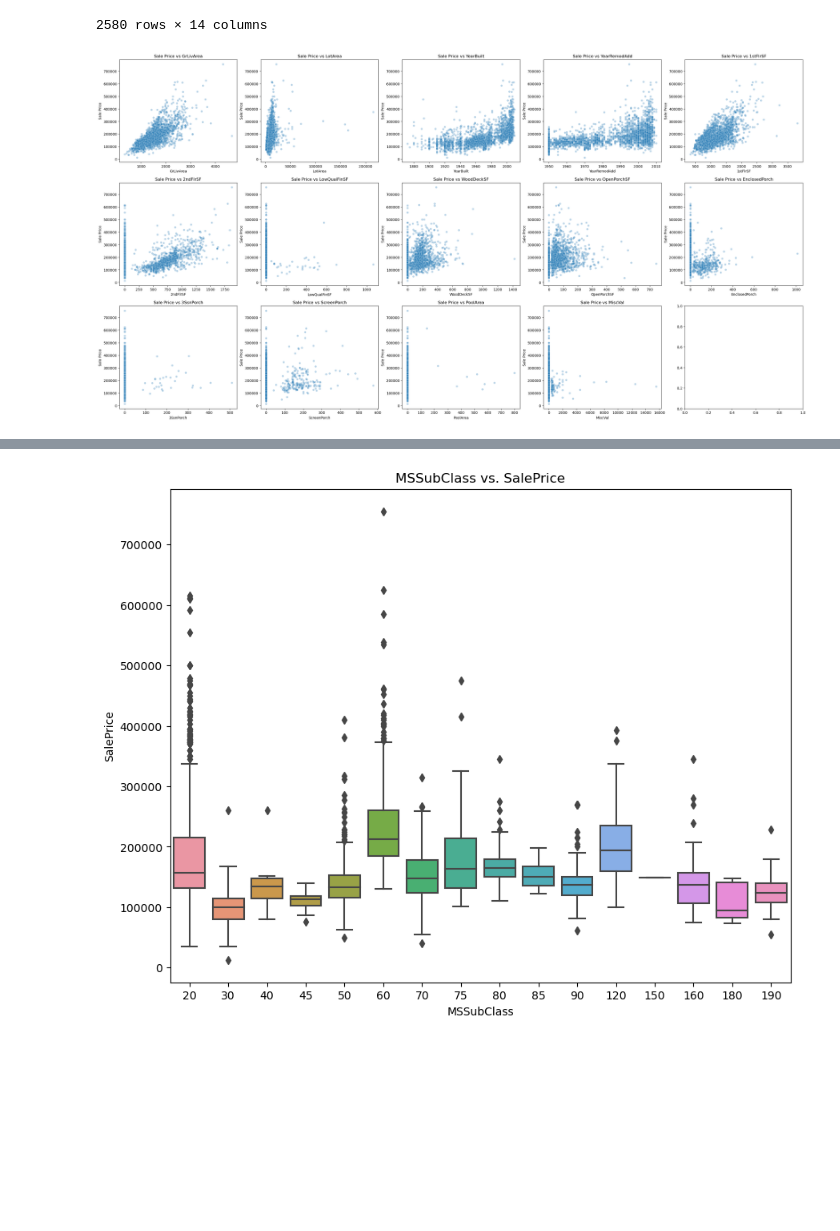
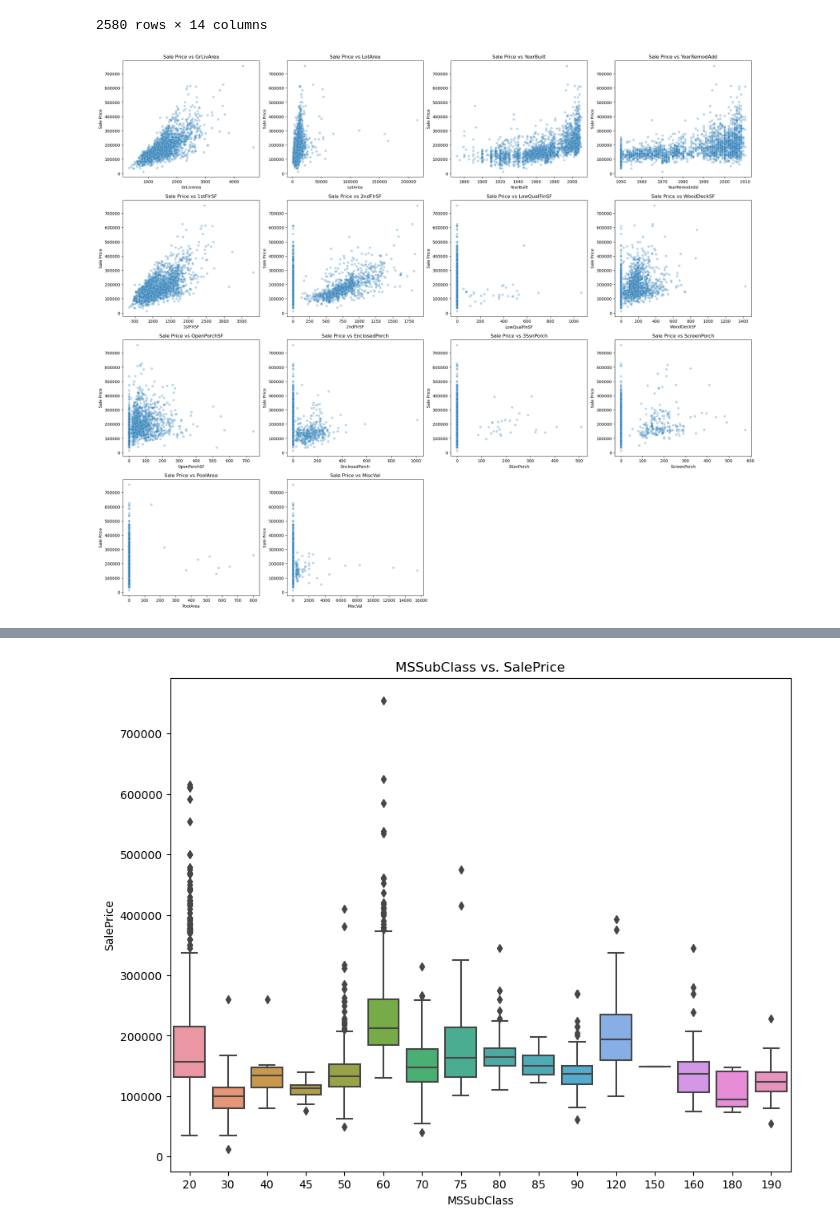
Before and after one commit to liu-roger/ames_housing_price, a Jupyter notebook: eda.ipynb, the cells around one changed output, grey strips where cells are left out. Drawn from its saved outputs; the diff is of its cells as text; code cells hidden in the pictures; blank space fills up the shorter version.

```diff
--- a/eda.ipynb
+++ b/eda.ipynb
@@ -76,16 +59,22 @@ cont_num_cols
 | 763 | 1911 | 9554 | 1993 | 1994 | 1065 | 846 | 0 | 182 | ... |
 2580 rows × 14 columns
 # %%
-n_cols = 5
+n_cols = 4
 n_rows = math.ceil(len(cont_num_cols.columns) / n_cols)
 n_rows
 fig, axes = plt.subplots(n_rows, n_cols, figsize=(n_cols * 7, n_rows * 6))
-axes = axes.flatten()
+if n_rows * n_cols > 1:
+    axes = axes.flatten()
+else:
+    axes = [axes]  # Make it iterable
 for i, column in enumerate(cont_num_cols.columns):
     sns.scatterplot(data=numerical_columns, x=column, y='SalePrice', ax=axes[i], alpha = 0.3)
     axes[i].set_title(f'Sale Price vs {column}')
     axes[i].set_xlabel(column)
     axes[i].set_ylabel('Sale Price')
+
+for j in range(i + 1, n_rows * n_cols):
+    axes[j].set_visible(False)
 # %% [output]
-[figure, old version]
+[figure, new version]
 # %%
```
Also changed, not shown: parts of 3 cells of this notebook.
